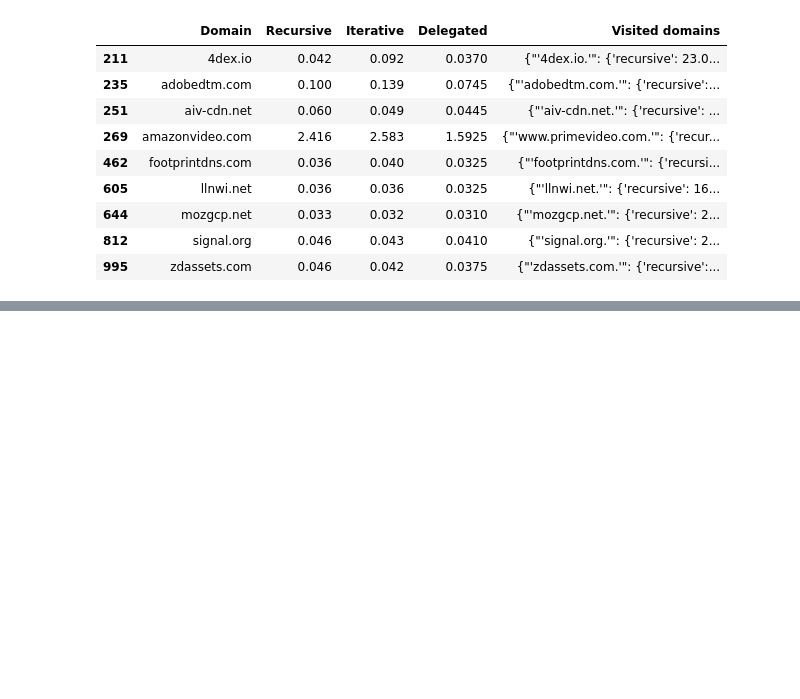
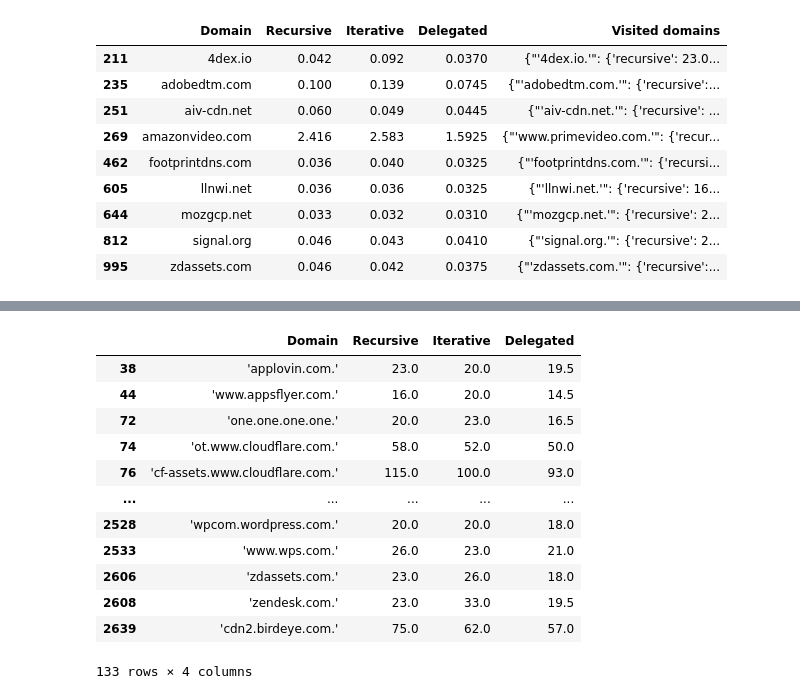
Before and after one commit to SachinJalan/DNS-Renaissance, a Jupyter notebook: plot-delegation.ipynb, the cells around one changed output, grey strips where cells are left out. Cells and saved outputs as stored; diff of their text form; code cells hidden in the pictures; blank space fills up the shorter version.

```diff
--- a/plot-delegation.ipynb
+++ b/plot-delegation.ipynb
@@ -127,0 +143,16 @@ TypeError: string indices must be integers, not 'str'
+# %%
+visited_domains_df[visited_domains_df['Delegated'] < visited_domains_df['Recursive']][visited_domains_df['Delegated'] < visited_domains_df['Iterative']]
+# %% [output]
+|  | Domain | Recursive | Iterative | Delegated |
+| 38 | 'applovin.com.' | 23.0 | 20.0 | 19.5 |
+| 44 | 'www.appsflyer.com.' | 16.0 | 20.0 | 14.5 |
+| 72 | 'one.one.one.one.' | 20.0 | 23.0 | 16.5 |
+| 74 | 'ot.www.cloudflare.com.' | 58.0 | 52.0 | 50.0 |
+| 76 | 'cf-assets.www.cloudflare.com.' | 115.0 | 100.0 | 93.0 |
+| ... | ... | ... | ... | ... |
+| 2528 | 'wpcom.wordpress.com.' | 20.0 | 20.0 | 18.0 |
+| 2533 | 'www.wps.com.' | 26.0 | 23.0 | 21.0 |
+| 2606 | 'zdassets.com.' | 23.0 | 26.0 | 18.0 |
+| 2608 | 'zendesk.com.' | 23.0 | 33.0 | 19.5 |
+| 2639 | 'cdn2.birdeye.com.' | 75.0 | 62.0 | 57.0 |
+133 rows × 4 columns
```
Also changed, not shown: parts of 4 cells of this notebook, 1 other file.
